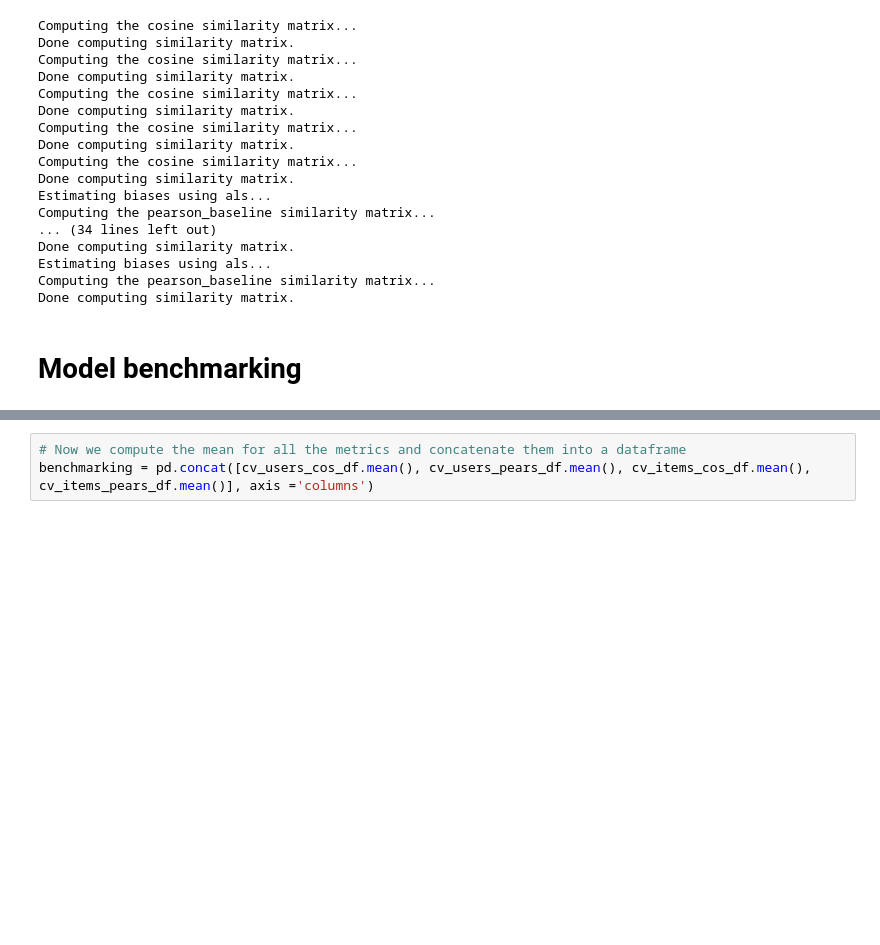
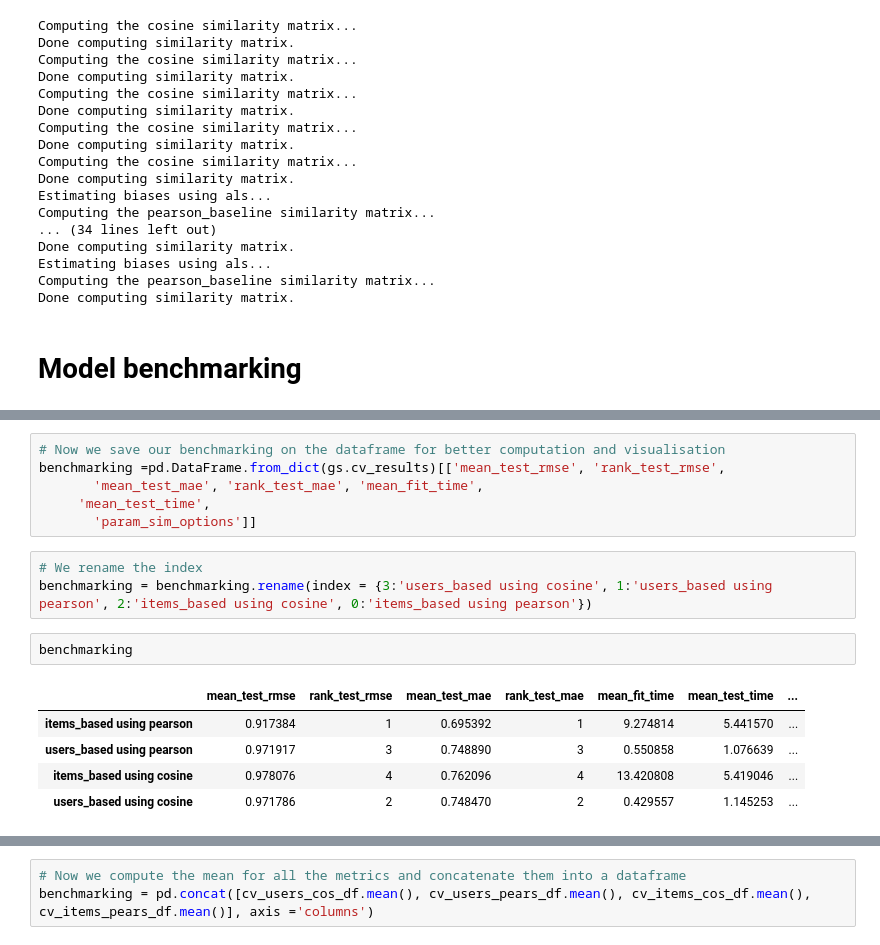
Before and after one commit to vivien-DSA/recsys_using_surprise, a Jupyter notebook: notebooks/model-pipeline_using_surprise.ipynb, the cells around one changed output, grey strips where cells are left out. Cells and saved outputs as stored; diff of their text form; blank space fills up the shorter version.

```diff
--- a/notebooks/model-pipeline_using_surprise.ipynb
+++ b/notebooks/model-pipeline_using_surprise.ipynb
@@ -166,0 +206,17 @@ Done computing similarity matrix.
+# %%
+# Now we save our benchmarking on the dataframe for better computation and visualisation
+benchmarking =pd.DataFrame.from_dict(gs.cv_results)[['mean_test_rmse', 'rank_test_rmse',
+       'mean_test_mae', 'rank_test_mae', 'mean_fit_time',
+     'mean_test_time',
+       'param_sim_options']]
+# %%
+# We rename the index
+benchmarking = benchmarking.rename(index = {3:'users_based using cosine', 1:'users_based using pearson', 2:'items_based using cosine', 0:'items_based using pearson'})
+# %%
+benchmarking
+# %% [output]
+|  | mean_test_rmse | rank_test_rmse | mean_test_mae | rank_test_mae | mean_fit_time | mean_test_time | ... |
+| items_based using pearson | 0.917384 | 1 | 0.695392 | 1 | 9.274814 | 5.441570 | ... |
+| users_based using pearson | 0.971917 | 3 | 0.748890 | 3 | 0.550858 | 1.076639 | ... |
+| items_based using cosine | 0.978076 | 4 | 0.762096 | 4 | 13.420808 | 5.419046 | ... |
+| users_based using cosine | 0.971786 | 2 | 0.748470 | 2 | 0.429557 | 1.145253 | ... |
```
Also changed, not shown: parts of 15 cells of this notebook.
